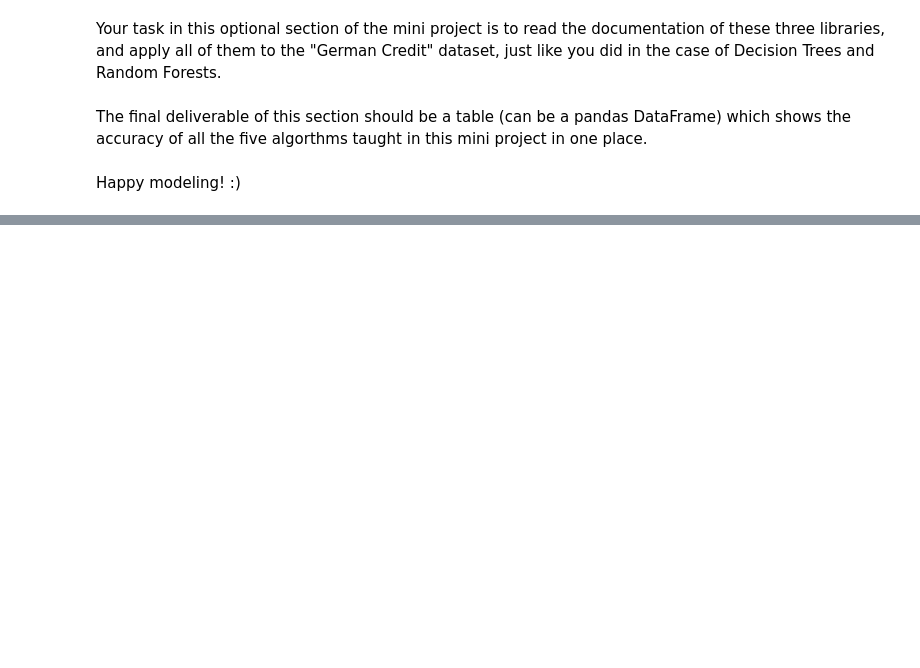
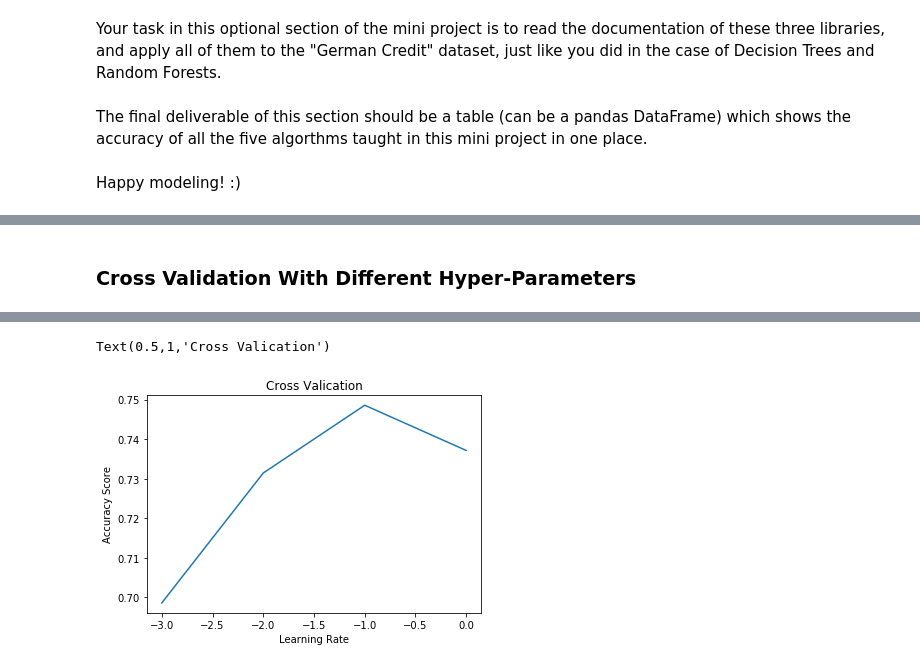
Before and after one commit to zzc01/mec-mini-projects, a Jupyter notebook: mec-13.5.1-tree-based-algorithms-mini-project/Mini_Project_Tree-Based_Algorithms.ipynb, the cells around one changed output, grey strips where cells are left out. Cells and saved outputs as stored; diff of their text form; code cells hidden in the pictures; blank space fills up the shorter version.

```diff
--- a/mec-13.5.1-tree-based-algorithms-mini-project/Mini_Project_Tree-Based_Algorithms.ipynb
+++ b/mec-13.5.1-tree-based-algorithms-mini-project/Mini_Project_Tree-Based_Algorithms.ipynb
@@ -734,0 +828,6 @@ Happy modeling! :)
+# %%
+%%time
+clf_xgb = XGBClassifier(verbosity=0)
+clf_xgb.fit(X_train, y_train)
+print(classification_report(clf_xgb.predict(X_test), y_test))
+print(accuracy_score(clf_xgb.predict(X_test), y_test))
@@ -734,0 +847,15 @@ Happy modeling! :)
+# %% [markdown]
+### Cross Validation With Different Hyper-Parameters
+# %%
+%%time
+parameter_array = [0.001, 0.01, 0.1, 1]
+score_array = []
+for param in parameter_array:
+    clf_xgb = XGBClassifier(learning_rate = param, verbosity=0)
+    score_array.append(np.average(cross_val_score(clf_xgb, X_train, y_train, cv=10, verbose=0)))
+print(f'Best score = {max(score_array)}')
+plt.plot(np.log10(parameter_array), score_array)
+plt.xlabel('Learning Rate')
+plt.ylabel('Accuracy Score')
+plt.title('Cross Valication')
+# %% [output]
@@ -734,0 +865,2 @@ Happy modeling! :)
+Text(0.5,1,'Cross Valication')
+[figure, added]
```
Also changed, not shown: parts of 71 cells of this notebook, 1 other file.
